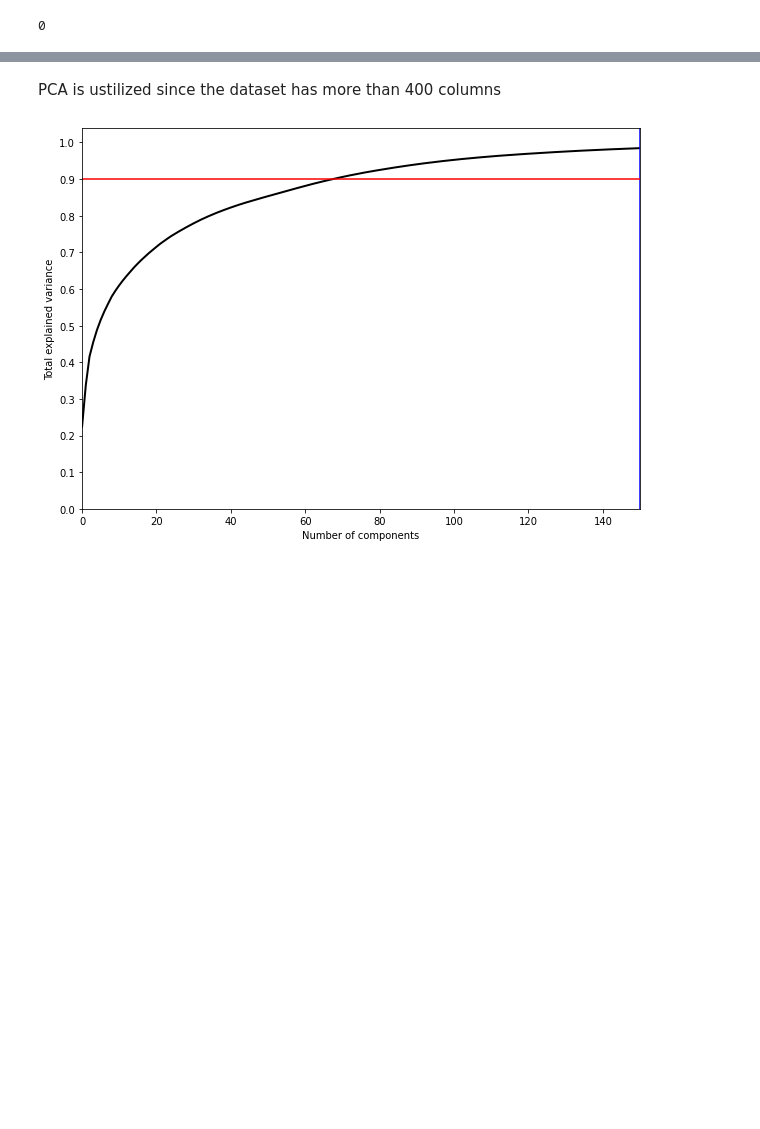
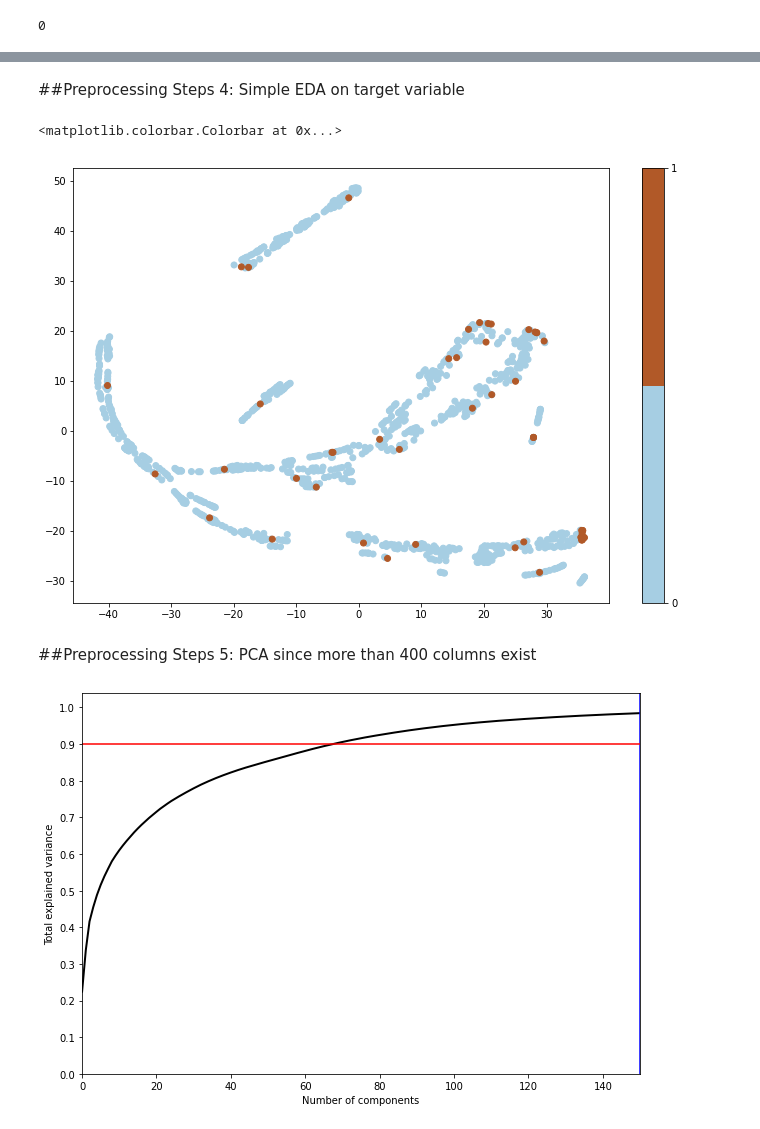
Before and after one commit to francis-jeon/Repository_francis, a Jupyter notebook: anomaly_detection_minjong.ipynb, the cells around one changed output, grey strips where cells are left out. Cells and saved outputs as stored; diff of their text form; code cells hidden in the pictures; blank space fills up the shorter version.

```diff
--- a/anomaly_detection_minjong.ipynb
+++ b/anomaly_detection_minjong.ipynb
@@ -196,8 +160,27 @@ data.head()
+# %% [markdown]
+##Preprocessing Steps 4: Simple EDA on target variable
+# %%
+from sklearn.manifold import TSNE
+
+data_tsne=data[data['EXTtotal']==0].sample(1000)
+data_tsne_abnormal=data[data['EXTtotal']==1].sample(50)
+data_tsne=pd.concat([data_tsne,data_tsne_abnormal])
+y_plt=data_tsne['EXTtotal']
+X_plt=data_tsne.drop('EXTtotal',1)
+
+X_embedded = TSNE(n_components=2).fit_transform(X_plt)
+
+plt.figure(figsize=(12,8))
+plt.scatter(X_embedded[:,0], X_embedded[:,1], c=y_plt, cmap=plt.cm.get_cmap("Paired", 2))
+plt.colorbar(ticks=range(2))
+# %% [output]
+<matplotlib.colorbar.Colorbar at 0x...>
+[figure, added]
 # %%
 pred = data.drop(['EXTtotal'], axis=1)
 target = data['EXTtotal']
 # %% [markdown]
-PCA is ustilized since the dataset has more than 400 columns
+##Preprocessing Steps 5: PCA since more than 400 columns exist
 # %%
 from sklearn import decomposition
 from sklearn.preprocessing import StandardScaler
```
Also changed, not shown: parts of 38 cells of this notebook.
